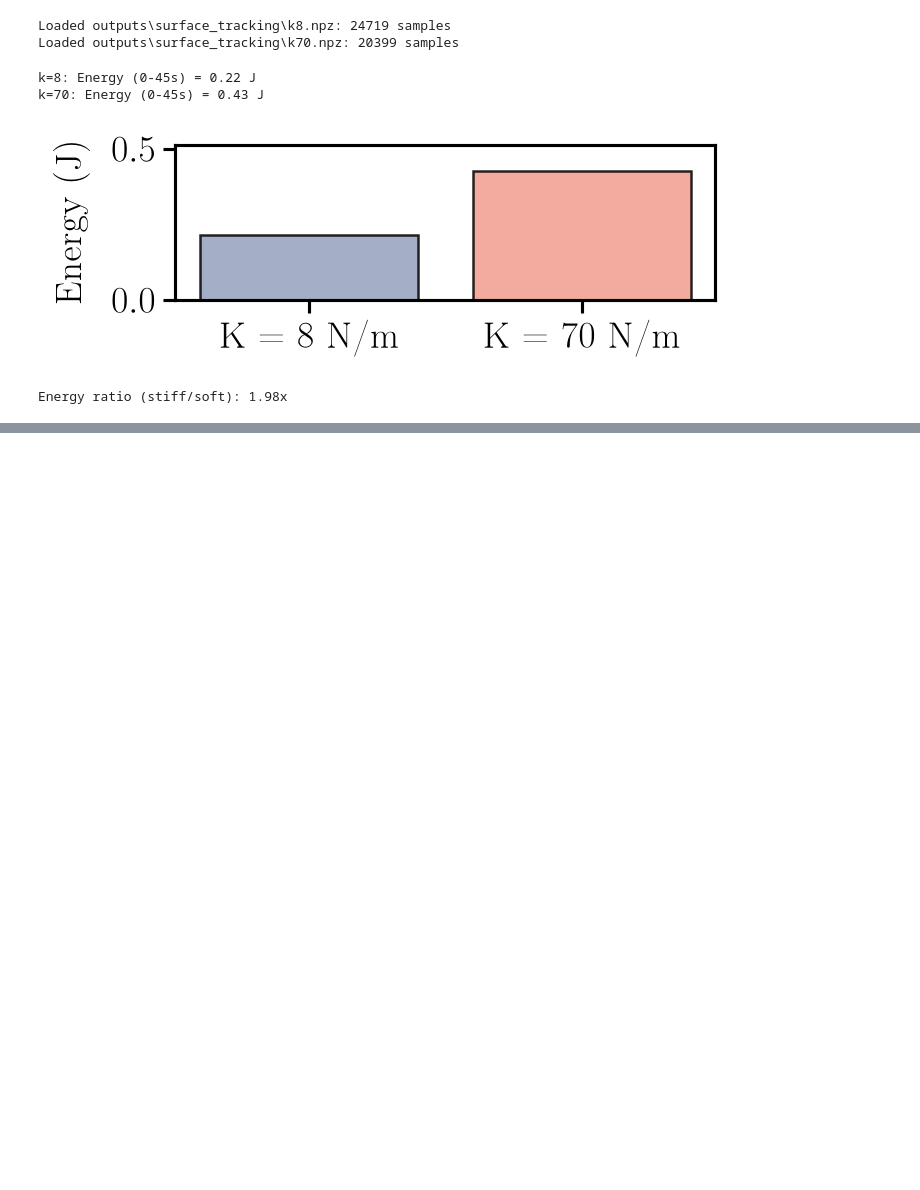
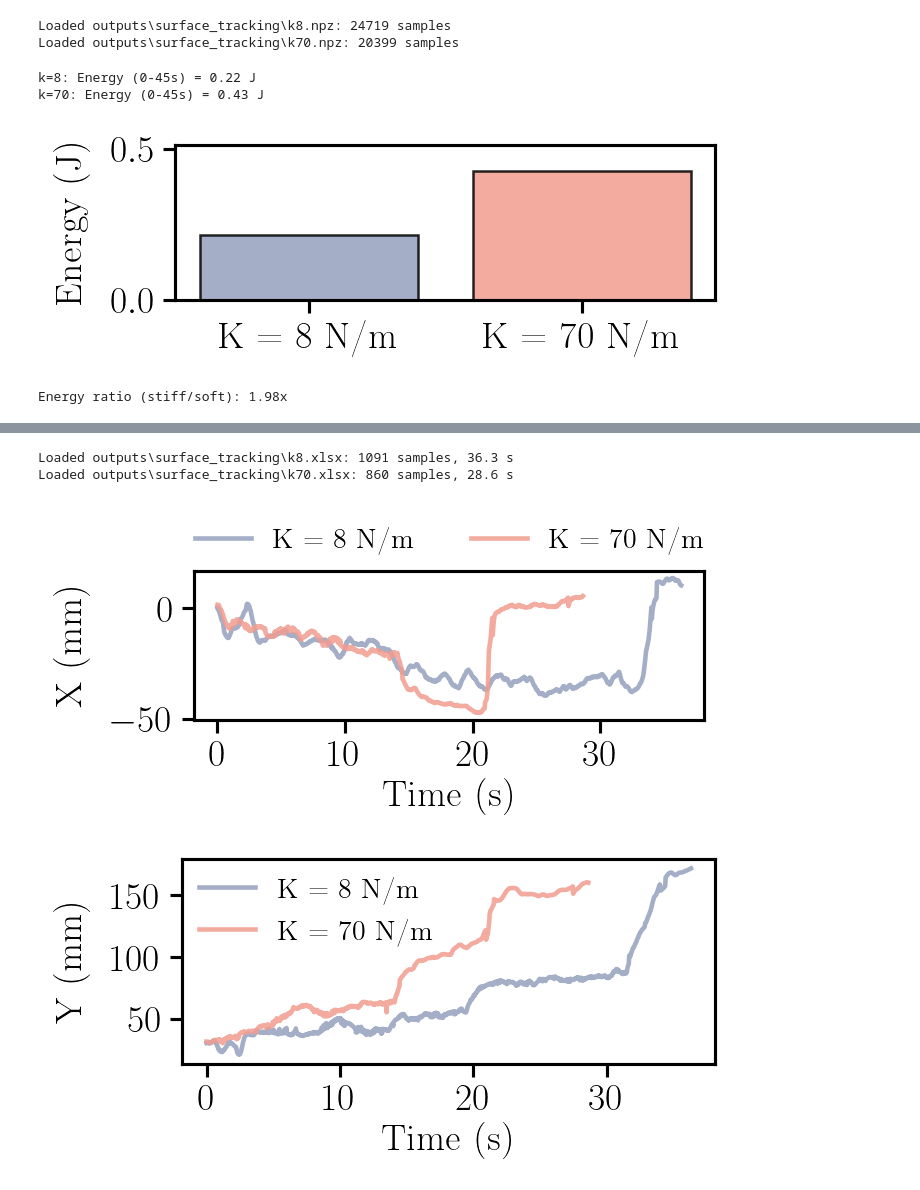
Before and after one commit to CREATE-Lab-EPFL/SoftVMC, a Jupyter notebook: ContactAndShaping/plot_surface_tracking.ipynb, the cells around one changed output, grey strips where cells are left out. Cells and saved outputs as stored; diff of their text form; code cells hidden in the pictures; blank space fills up the shorter version.

Commit message:
kinovea tracking added

```diff
--- a/ContactAndShaping/plot_surface_tracking.ipynb
+++ b/ContactAndShaping/plot_surface_tracking.ipynb
@@ -87,0 +93,76 @@ Energy ratio (stiff/soft): 1.98x
+# %%
+import zipfile
+import xml.etree.ElementTree as ET
+
+# Figure aspect ratio (width:height) for the X and Y plots -- TUNE THIS.
+TRACK_ASPECT_W, TRACK_ASPECT_H = 13, 6
+TRACK_LINEWIDTH = 2.2
+# Per-figure legend placement -- TUNE THIS. X has no empty corner, so its
+# legend sits above the axes in one row; Y's upper-left corner is free.
+TRACK_LEGEND_KW = {
+    'X': dict(loc='lower center', bbox_to_anchor=(0.5, 1.0), ncol=2, frameon=False),
+    'Y': dict(loc='upper left', framealpha=0.9),
+}
+
+
+def load_kinovea_xlsx(fname):
+    """Read the trajectory table (Time (s), X (mm), Y (mm)) from a Kinovea .xlsx
+    export. Parsed with the stdlib so no pandas/openpyxl is needed. The
+    trajectory is the block under the first row whose first cell is 'Time (s)'
+    (the earlier 'Name | Time (s) | ...' rows are summary tables). Kinovea
+    writes the same trajectory twice ('Marker 1.0' and 'Marker 1'), so reading
+    stops at the next non-numeric row."""
+    ns = {'x': 'http://schemas.openxmlformats.org/spreadsheetml/2006/main'}
+    with zipfile.ZipFile(fname) as z:
+        strings = [si.findtext('.//x:t', namespaces=ns)
+                   for si in ET.fromstring(z.read('xl/sharedStrings.xml')).findall('x:si', ns)]
+        sheet = ET.fromstring(z.read('xl/worksheets/sheet1.xml'))
+
+    rows = []
+    for r in sheet.iter(f'{{{ns["x"]}}}row'):
+        vals = []
+        for c in r.findall('x:c', ns):
+            v = c.findtext('x:v', namespaces=ns)
+            if v is not None and c.get('t') == 's':
+                v = strings[int(v)]
+            vals.append(v)
+        rows.append(vals)
+
+    start = next(i for i, r in enumerate(rows) if r and r[0] == 'Time (s)') + 1
+    samples = []
+    for r in rows[start:]:
+        try:
+            samples.append([float(v) for v in r[:3]])
+        except (TypeError, ValueError):
+            break
+    arr = np.array(samples)
+    return arr[:, 0], arr[:, 1], arr[:, 2]
+
+
+track = {}
+for k in k_compare:
+    fname = os.path.join('outputs', 'surface_tracking', f'k{k}.xlsx')
+    t_k, x_k, y_k = load_kinovea_xlsx(fname)
+    track[k] = (t_k - t_k[0], x_k, y_k)
+    print(f"Loaded {fname}: {len(t_k)} samples, {t_k[-1] - t_k[0]:.1f} s")
+
+FIG_W_TRACK = FIG_W_SINGLE * 1.3
+FIG_H_TRACK = FIG_W_TRACK * TRACK_ASPECT_H / TRACK_ASPECT_W
+
+for col, axis_name in [(1, 'X'), (2, 'Y')]:
+    fig, ax = plt.subplots(figsize=(FIG_W_TRACK, FIG_H_TRACK), layout='constrained')
+    for k, color, label in zip(k_compare, colors_compare, value_labels):
+        ax.plot(track[k][0], track[k][col], color=color, linewidth=TRACK_LINEWIDTH,
+                alpha=0.85, label=label)
+    ax.set_xlabel('Time (s)')
+    ax.set_ylabel(f'{axis_name} (mm)', labelpad=YLABEL_PAD)
+    ax.grid(GRID)
+    ax.legend(**TRACK_LEGEND_KW[axis_name])
+    fig.savefig(os.path.join('outputs', 'surface_tracking', f'tracking_{axis_name.lower()}.pdf'))
+    fig.savefig(os.path.join('outputs', 'surface_tracking', f'tracking_{axis_name.lower()}.png'), dpi=300)
+    plt.show()
+# %% [output]
+Loaded outputs\surface_tracking\k8.xlsx: 1091 samples, 36.3 s
+Loaded outputs\surface_tracking\k70.xlsx: 860 samples, 28.6 s
+[figure, added]
+[figure, added]
```
Also changed, not shown: parts of 4 cells of this notebook, 22 other files.
